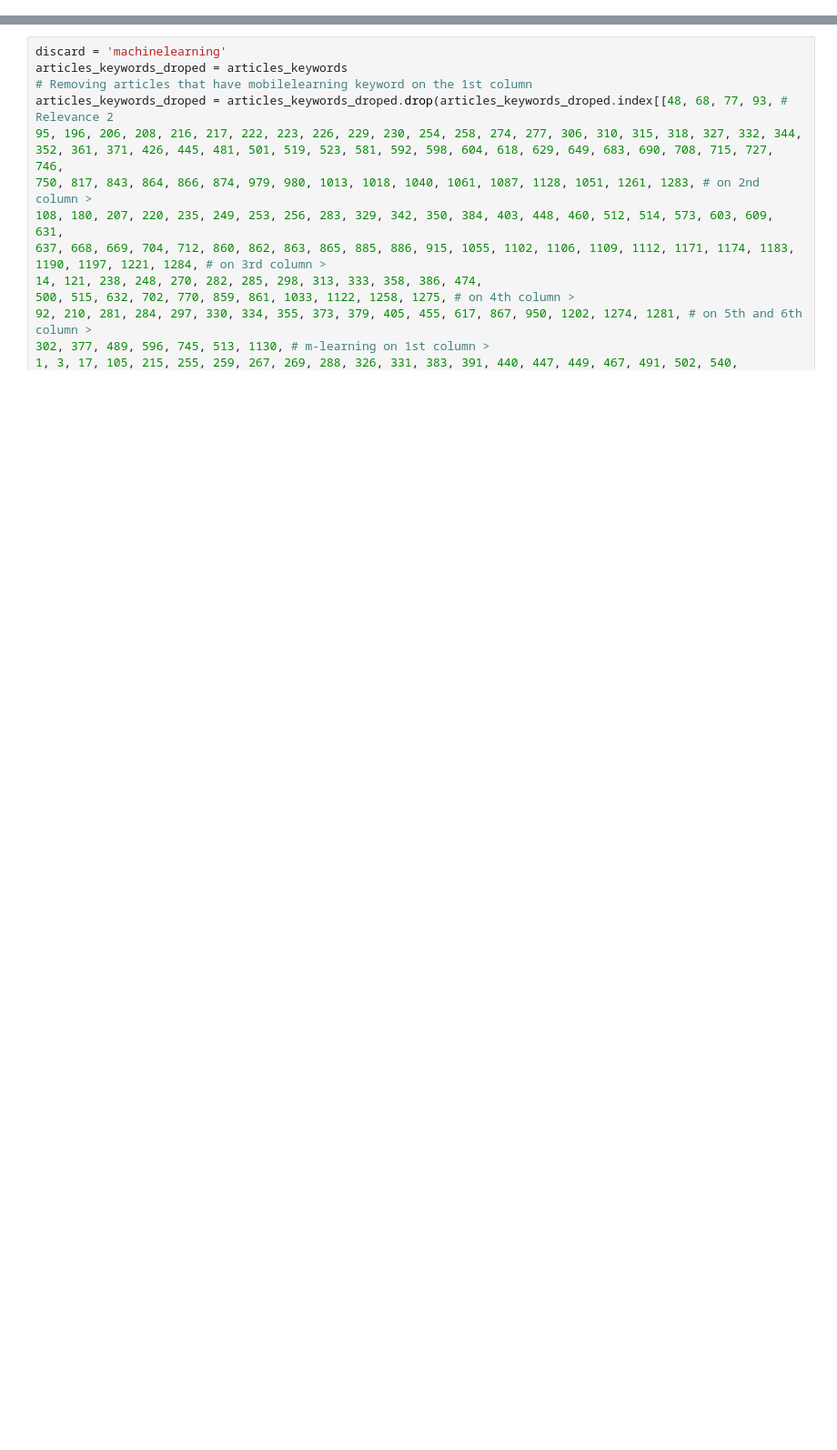
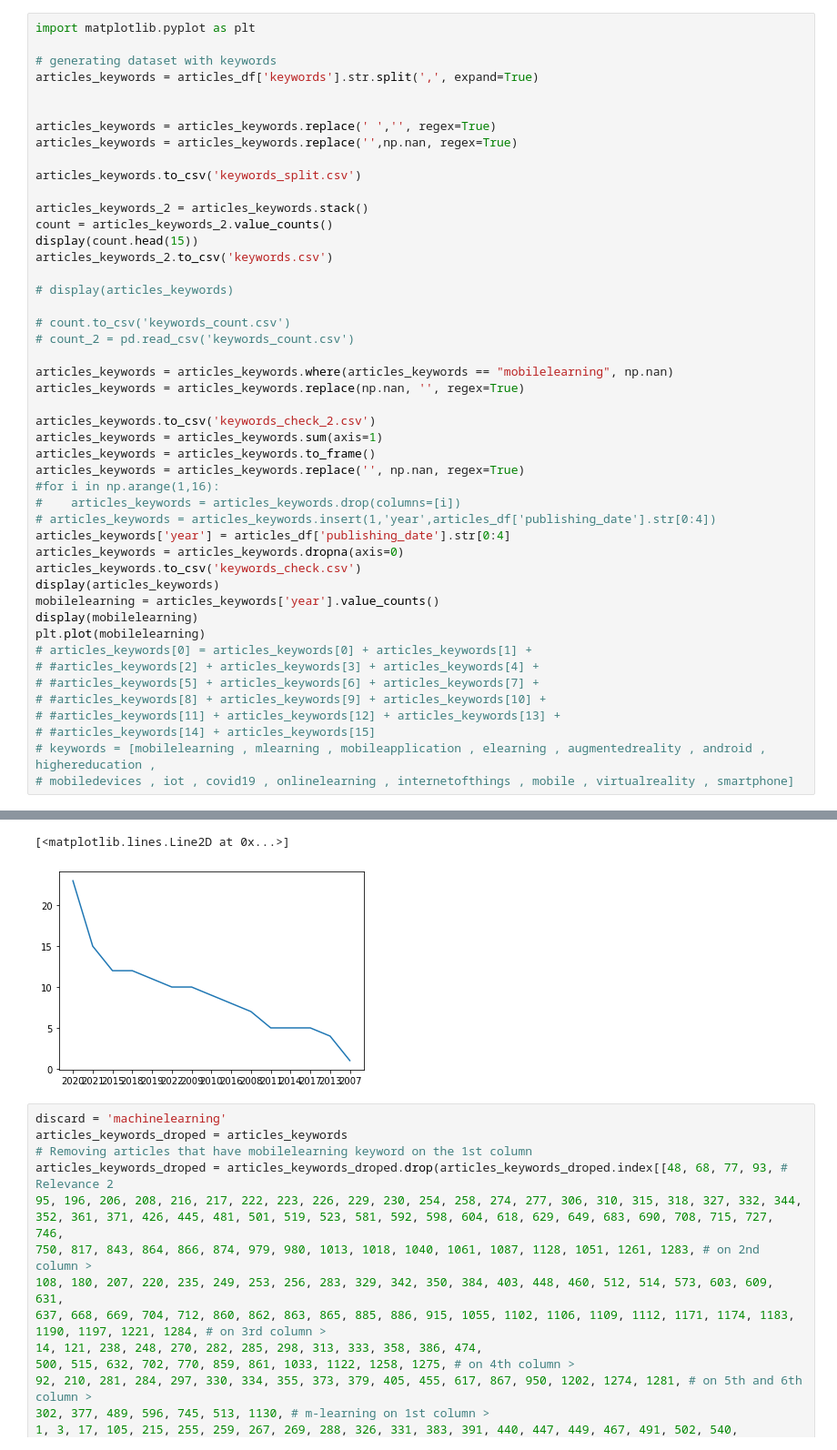
Before and after one commit to Gafiam/TCC, a Jupyter notebook: iJIM/dataset_modeling.ipynb, the cells around one changed output, grey strips where cells are left out. Shown: that part at 91% size. Saved outputs shown, nothing was run; the diff lists cells and outputs as text; blank space fills up the shorter version.

```diff
--- a/iJIM/dataset_modeling.ipynb
+++ b/iJIM/dataset_modeling.ipynb
@@ -177,0 +99,48 @@ Length: 3876, dtype: int64
+# %%
+import matplotlib.pyplot as plt
+
+# generating dataset with keywords
+articles_keywords = articles_df['keywords'].str.split(',', expand=True)
+
+
+articles_keywords = articles_keywords.replace(' ','', regex=True)
+articles_keywords = articles_keywords.replace('',np.nan, regex=True)
+
+articles_keywords.to_csv('keywords_split.csv')
+
+articles_keywords_2 = articles_keywords.stack()
+count = articles_keywords_2.value_counts()
+display(count.head(15))
+articles_keywords_2.to_csv('keywords.csv')
+
+# display(articles_keywords)
+
+# count.to_csv('keywords_count.csv')
+# count_2 = pd.read_csv('keywords_count.csv')
+
+articles_keywords = articles_keywords.where(articles_keywords == "mobilelearning", np.nan)
+articles_keywords = articles_keywords.replace(np.nan, '', regex=True)
+
+articles_keywords.to_csv('keywords_check_2.csv')
+articles_keywords = articles_keywords.sum(axis=1)
+articles_keywords = articles_keywords.to_frame()
+articles_keywords = articles_keywords.replace('', np.nan, regex=True)
+#for i in np.arange(1,16):
+#    articles_keywords = articles_keywords.drop(columns=[i])
+# articles_keywords = articles_keywords.insert(1,'year',articles_df['publishing_date'].str[0:4])
+articles_keywords['year'] = articles_df['publishing_date'].str[0:4]
+articles_keywords = articles_keywords.dropna(axis=0)
+articles_keywords.to_csv('keywords_check.csv')
+display(articles_keywords)
+mobilelearning = articles_keywords['year'].value_counts()
+display(mobilelearning)
+plt.plot(mobilelearning)
+# articles_keywords[0] = articles_keywords[0] + articles_keywords[1] +
+# #articles_keywords[2] + articles_keywords[3] + articles_keywords[4] +
+# #articles_keywords[5] + articles_keywords[6] + articles_keywords[7] +
+# #articles_keywords[8] + articles_keywords[9] + articles_keywords[10] +
+# #articles_keywords[11] + articles_keywords[12] + articles_keywords[13] +
+# #articles_keywords[14] + articles_keywords[15]
+# keywords = [mobilelearning , mlearning , mobileapplication , elearning , augmentedreality , android , highereducation ,
+# mobiledevices , iot , covid19 , onlinelearning , internetofthings , mobile , virtualreality , smartphone]
+# %% [output]
@@ -178,3 +192,5 @@ Length: 3876, dtype: int64
+[<matplotlib.lines.Line2D at 0x...>]
+[figure, added]
 # %%
 discard = 'machinelearning'
 articles_keywords_droped = articles_keywords
```
Also changed, not shown: parts of 4 cells of this notebook, 5 other files.
